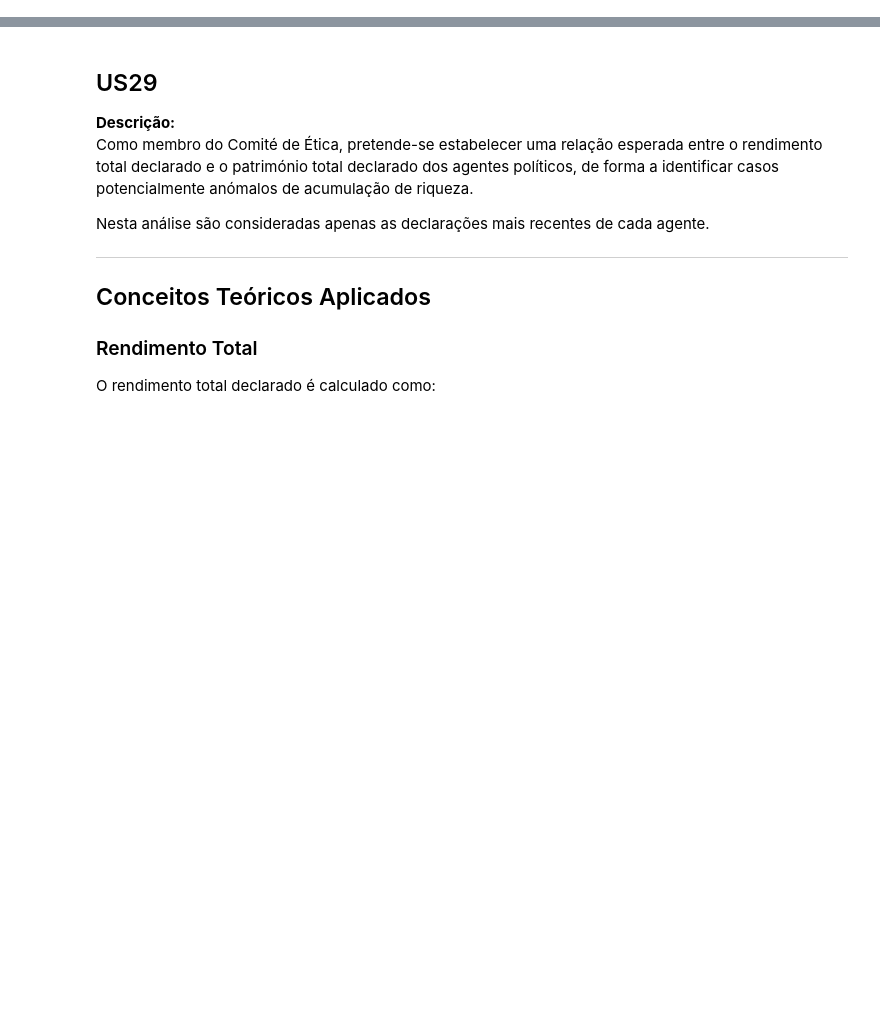
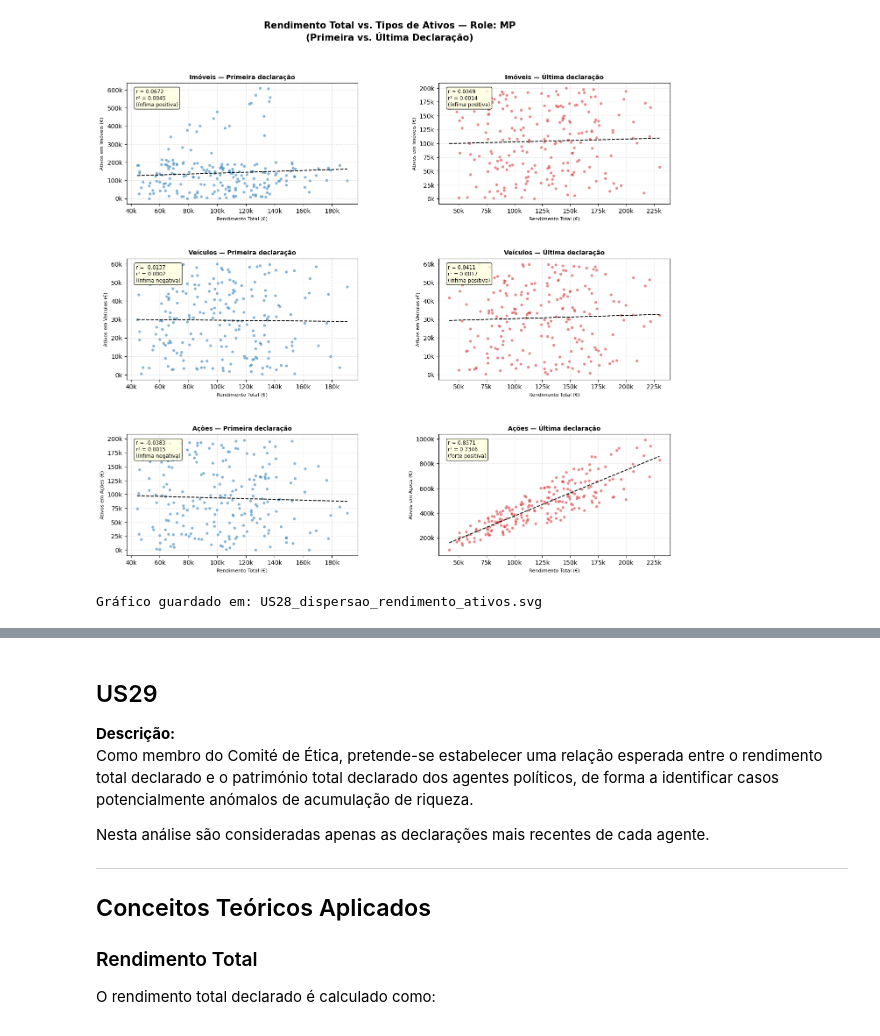
Before and after one commit to n0th1ng999/ESTAT, a Jupyter notebook: Notebooks/US28_US31.ipynb, the cells around one changed output, grey strips where cells are left out. Cells and saved outputs as stored; diff of their text form; code cells hidden in the pictures; blank space fills up the shorter version.

```diff
--- a/Notebooks/US28_US31.ipynb
+++ b/Notebooks/US28_US31.ipynb
@@ -10,0 +202,53 @@ Regression Analysis for Transparency Assessment
+# %%
+# ── Configuração da grelha de gráficos ──────────────────────────────────────
+# 3 ativos × 2 subconjuntos = 6 gráficos em grelha 3×2
+fig = plt.figure(figsize=(16, 14))
+fig.suptitle(
+    f'Rendimento Total vs. Tipos de Ativos — Role: {ROLE_INPUT}\n'
+    f'(Primeira vs. Última Declaração)',
+    fontsize=15, fontweight='bold', y=0.98
+)
+
+gs = gridspec.GridSpec(3, 2, figure=fig, hspace=0.45, wspace=0.35)
+
+cores = {'Primeira declaração': '#1f77b4', 'Última declaração': '#d62728'}
+
+for row_idx, (col_ativo, nome_ativo) in enumerate(ATIVOS.items()):
+    for col_idx, (label, df_sub) in enumerate(
+        [('Primeira declaração', df_first), ('Última declaração', df_last)]
+    ):
+        ax = fig.add_subplot(gs[row_idx, col_idx])
+
+        x = df_sub['total_income']
+        y = df_sub[col_ativo]
+        r, r2 = calcula_pearson_manual(x, y)
+
+        # Dispersão
+        ax.scatter(x, y, alpha=0.55, s=22, color=cores[label], edgecolors='white', linewidths=0.4)
+
+        # Reta de regressão
+        m, b, *_ = stats.linregress(x, y)
+        x_line = np.linspace(x.min(), x.max(), 200)
+        ax.plot(x_line, m * x_line + b, color='black', linewidth=1.4, linestyle='--')
+
+        # Anotação r e r²
+        ax.annotate(
+            f'r = {r:.4f}\nr² = {r2:.4f}\n({interpreta_pearson(r)})',
+            xy=(0.04, 0.95), xycoords='axes fraction',
+            fontsize=8.5, va='top',
+            bbox=dict(boxstyle='round,pad=0.3', facecolor='lightyellow', alpha=0.8)
+        )
+
+        ax.set_title(f'{nome_ativo} — {label}', fontsize=10, fontweight='bold')
+        ax.set_xlabel('Rendimento Total (€)', fontsize=8)
+        ax.set_ylabel(f'Ativos em {nome_ativo} (€)', fontsize=8)
+        ax.xaxis.set_major_formatter(plt.FuncFormatter(lambda v, _: f'{v/1e3:.0f}k'))
+        ax.yaxis.set_major_formatter(plt.FuncFormatter(lambda v, _: f'{v/1e3:.0f}k'))
+        ax.grid(axis='both', linestyle='--', alpha=0.35)
+
+plt.savefig('US28_dispersao_rendimento_ativos.svg', format='svg', bbox_inches='tight')
+plt.show()
+print('Gráfico guardado em: US28_dispersao_rendimento_ativos.svg')
+# %% [output]
+[figure, added]
+Gráfico guardado em: US28_dispersao_rendimento_ativos.svg
```
Also changed, not shown: parts of 13 cells of this notebook, 2 other files.
